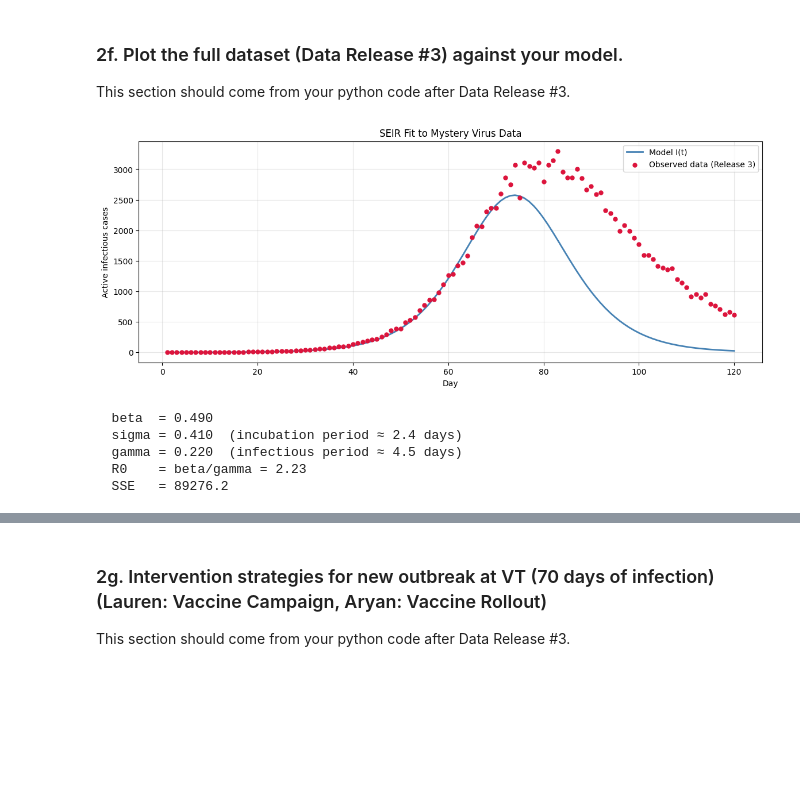
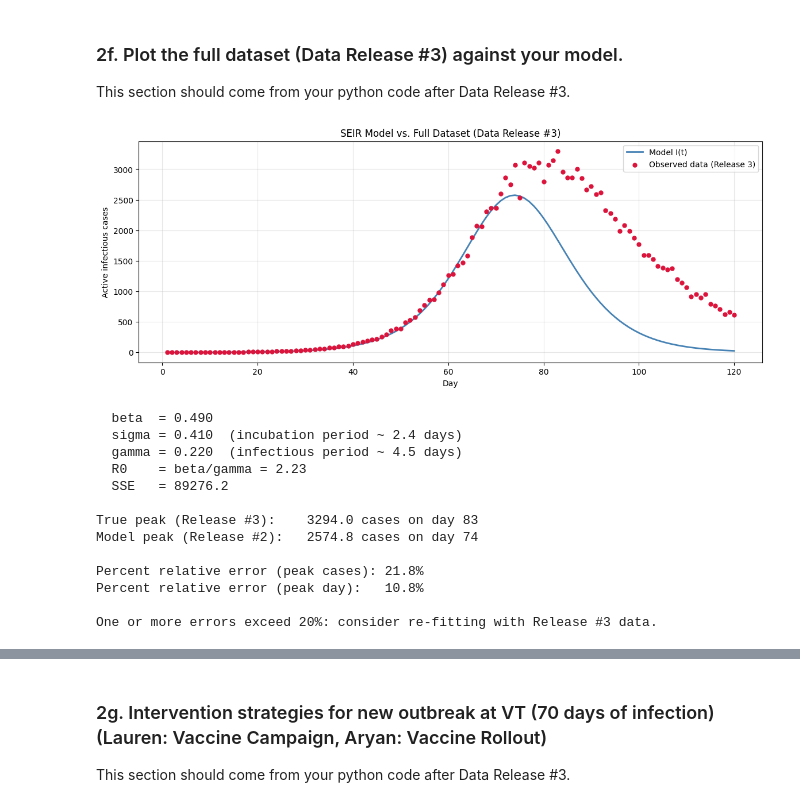
Before and after one commit to aryanmhaskar/Module-2, a Jupyter notebook: Notebook examples/Module_2_notebook.ipynb, the cells around one changed output, grey strips where cells are left out. Cells and saved outputs as stored; diff of their text form; code cells hidden in the pictures; blank space fills up the shorter version.

```diff
--- a/Notebook examples/Module_2_notebook.ipynb
+++ b/Notebook examples/Module_2_notebook.ipynb
@@ -335,35 +410,71 @@ This section should come from your python code after Data Release #3.
 # %%
 # Load full dataset (Release 3, days 1-120)
 df = pd.read_csv('../Data/mystery_virus_daily_active_counts_RELEASE#3.csv')
-data_days = df['day'].values
-data_I    = df['active reported daily cases'].values
+data_days_r3 = df['day'].values
+data_I_r3    = df['active reported daily cases'].values
 
-# Plot
+# ── Plot model vs full Release #3 data ──────────────────────────────────────
 fig, axes = plt.subplots(1, 1, figsize=(14, 5))
+ax = axes
 
-# Model vs data over the data window
-ax = axes
-ax.plot(t_extended[:data_days[-1]], I[:data_days[-1]],
+# Plot the model I(t) curve over the full data window (days 1-120)
+ax.plot(t_extended[:data_days_r3[-1]], I[:data_days_r3[-1]],
         color='steelblue', linewidth=2, label='Model I(t)')
-ax.scatter(data_days, data_I,
+
+# Overlay the actual observed case counts as scatter points
+ax.scatter(data_days_r3, data_I_r3,
            color='crimson', s=25, zorder=5, label='Observed data (Release 3)')
+
 ax.set_xlabel('Day')
 ax.set_ylabel('Active infectious cases')
-ax.set_title('SEIR Fit to Mystery Virus Data')
+ax.set_title('SEIR Model vs. Full Dataset (Data Release #3)')
 ax.legend()
 ax.grid(alpha=0.3)
+plt.show()
 
-plt.show()
+# Print best-fit parameters for reference
 print(f"  beta  = {beta:.3f}")
-print(f"  sigma = {sigma:.3f}  (incubation period ≈ {1/sigma:.1f} days)")
-print(f"  gamma = {gamma:.3f}  (infectious period ≈ {1/gamma:.1f} days)")
+print(f"  sigma = {sigma:.3f}  (incubation period ~ {1/sigma:.1f} days)")
+print(f"  gamma = {gamma:.3f}  (infectious period ~ {1/gamma:.1f} days)")
 print(f"  R0    = beta/gamma = {beta/gamma:.2f}")
 print(f"  SSE   = {best_SSE:.1f}")
+print()
+
+# ── True percent relative error: peak cases and peak day ────────────────────
+# Find the true peak from the Release #3 data
+true_peak_val = np.max(data_I_r3)                        # true peak case count
+true_peak_day = data_days_r3[np.argmax(data_I_r3)]       # day of true peak
+
+# Model peak was computed in the previous cell (model_peak_val, model_peak_day)
+# True percent relative error = |true - model| / |true| * 100
+pct_err_peak_val = abs(true_peak_val - model_peak_val) / abs(true_peak_val) * 100
+pct_err_peak_day = abs(true_peak_day - model_peak_day) / abs(true_peak_day) * 100
+
+print(f"True peak (Release #3):    {true_peak_val:.1f} cases on day {true_peak_day}")
+print(f"Model peak (Release #2):   {model_peak_val:.1f} cases on day {model_peak_day:.0f}")
+print()
+print(f"Percent relative error (peak cases): {pct_err_peak_val:.1f}%")
+print(f"Percent relative error (peak day):   {pct_err_peak_day:.1f}%")
+print()
+
+# Check whether errors are within the 20% acceptance threshold
+if pct_err_peak_val < 20 and pct_err_peak_day < 20:
+    print("Both errors are within the 20% threshold: model is well-calibrated.")
+else:
+    print("One or more errors exceed 20%: consider re-fitting with Release #3 data.")
 # %% [output]
-[figure, old version]
+[figure, new version]
   beta  = 0.490
-  sigma = 0.410  (incubation period ≈ 2.4 days)
-  gamma = 0.220  (infectious period ≈ 4.5 days)
+  sigma = 0.410  (incubation period ~ 2.4 days)
+  gamma = 0.220  (infectious period ~ 4.5 days)
   R0    = beta/gamma = 2.23
   SSE   = 89276.2
+
+True peak (Release #3):    3294.0 cases on day 83
+Model peak (Release #2):   2574.8 cases on day 74
+
+Percent relative error (peak cases): 21.8%
+Percent relative error (peak day):   10.8%
+
+One or more errors exceed 20%: consider re-fitting with Release #3 data.
 # %% [markdown]
```
Also changed, not shown: parts of 12 cells of this notebook.
